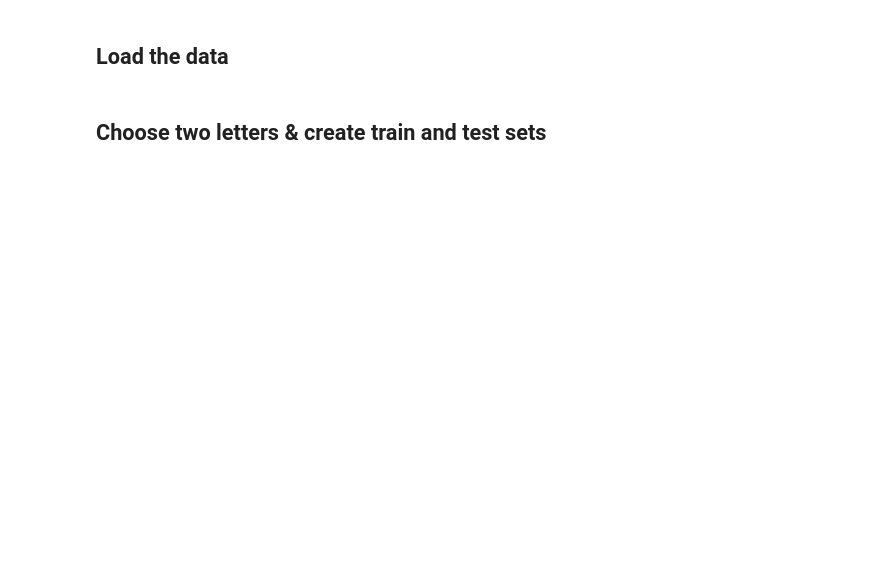
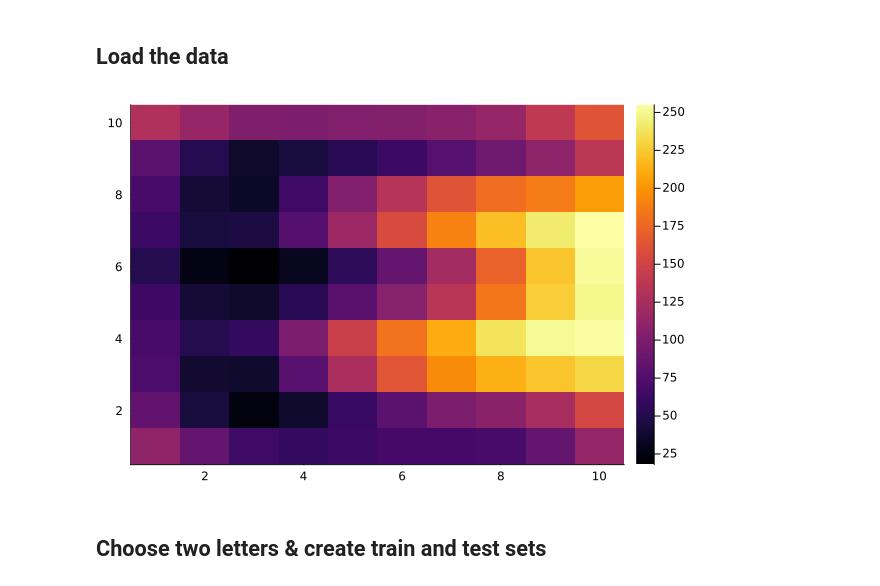
Before and after one commit to B0B36JUL-FinalProjects-2022/Projekt_korladia, a Jupyter notebook: examples/example.ipynb, the cells around one changed output. Saved outputs shown, nothing was run; the diff lists cells and outputs as text; code cells hidden in the pictures; blank space fills up the shorter version.

```diff
--- a/examples/example.ipynb
+++ b/examples/example.ipynb
@@ -7,7 +7,10 @@ using Plots
 # %%
 labels, images = get_data("../data/data_alphabet.npz")
 r = images[:,:,labels .== 0x04]
-Plots.heatmap(reverse(r[:,:,6], dims=1))
+p = Plots.heatmap(reverse(r[:,:,4], dims=1))
+display(p)
+# %% [output]
+[figure, added]
 # %% [markdown]
 ## Choose two letters & create train and test sets
 # %%
```
Also changed, not shown: parts of 22 cells of this notebook.
